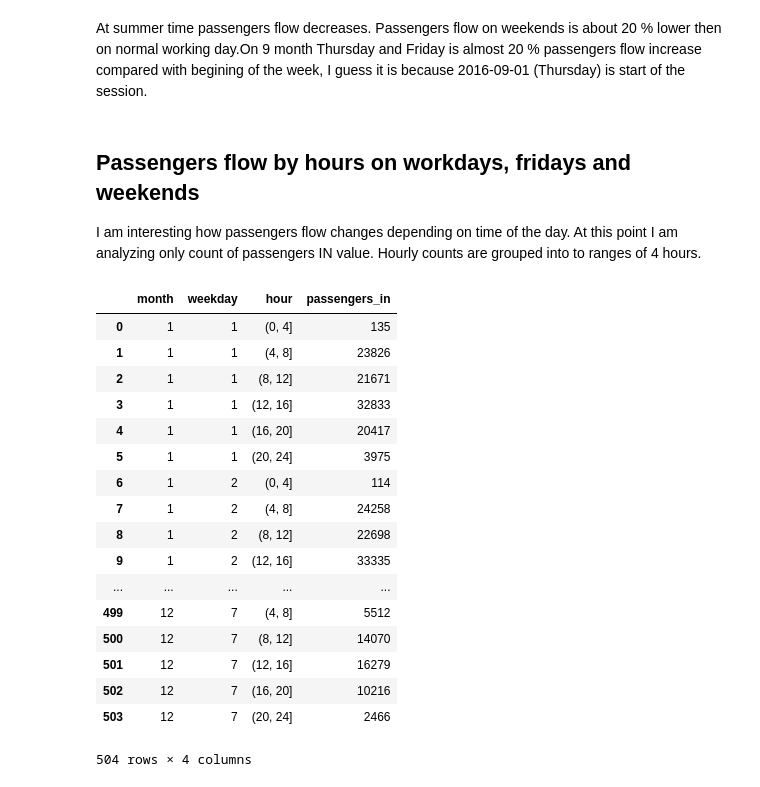
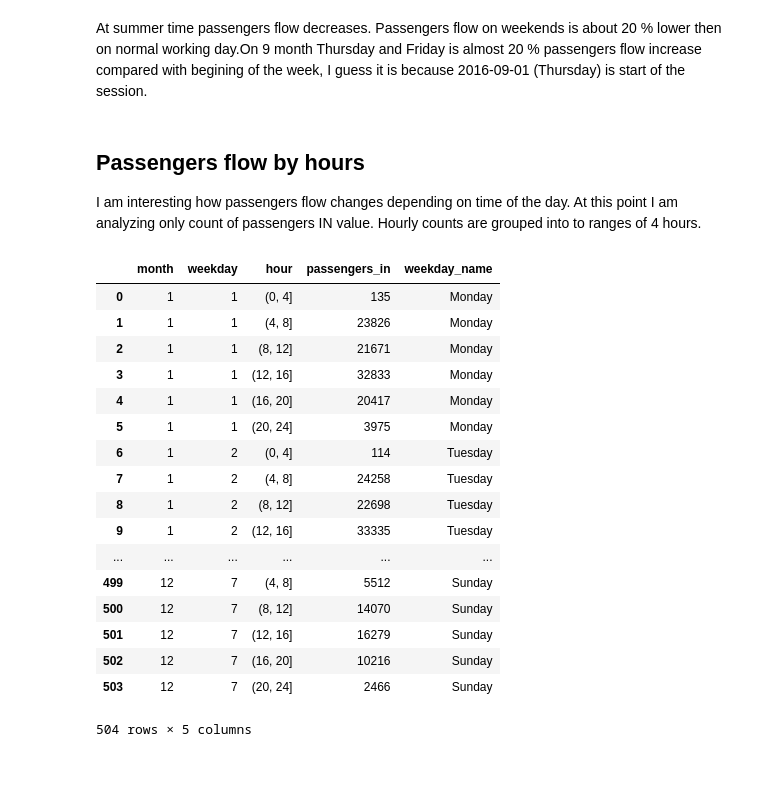
Before and after one commit to tomasrasymas/vilnius-public-transport-passengers-traffic-analysis, a Jupyter notebook: Vilnius public transport passengers traffic.ipynb, the cells around one changed output. Drawn from its saved outputs; the diff is of its cells as text; code cells hidden in the pictures.

```diff
--- a/Vilnius public transport passengers traffic.ipynb
+++ b/Vilnius public transport passengers traffic.ipynb
@@ -497,35 +513,36 @@ for month_num in range(1, 13):
 # %% [markdown]
 At summer time passengers flow decreases. Passengers flow on weekends is about 20 % lower then on normal working day.On 9 month Thursday and Friday is almost 20 % passengers flow increase compared with begining of the week, I guess it is because 2016-09-01 (Thursday) is start of the session.
 # %% [markdown]
-## Passengers flow by hours on workdays, fridays and weekends
+## Passengers flow by hours
 
 I am interesting how passengers flow changes depending on time of the day. At this point I am analyzing only count of passengers IN value. Hourly counts are grouped into to ranges of 4 hours.
 # %%
 passengers_by_hours = df.groupby([
     df['datetime'].dt.month.rename('month'),
     df['datetime'].dt.weekday.rename('weekday'),
     pd.cut(df['datetime'].dt.hour.rename('hour'), [0, 4, 8, 12, 16, 20, 24])])['passengers_in'].sum().reset_index()
 
 passengers_by_hours['weekday'] = passengers_by_hours['weekday'] + 1
+passengers_by_hours['weekday_name'] = passengers_by_hours['weekday'].apply(lambda x: calendar.day_name[x - 1])
 
 display(passengers_by_hours)
 # %% [output]
-|  | month | weekday | hour | passengers_in |
-| 0 | 1 | 1 | (0, 4] | 135 |
-| 1 | 1 | 1 | (4, 8] | 23826 |
-| 2 | 1 | 1 | (8, 12] | 21671 |
-| 3 | 1 | 1 | (12, 16] | 32833 |
-| 4 | 1 | 1 | (16, 20] | 20417 |
-| 5 | 1 | 1 | (20, 24] | 3975 |
-| 6 | 1 | 2 | (0, 4] | 114 |
-| 7 | 1 | 2 | (4, 8] | 24258 |
-| 8 | 1 | 2 | (8, 12] | 22698 |
-| 9 | 1 | 2 | (12, 16] | 33335 |
-| ... | ... | ... | ... | ... |
-| 499 | 12 | 7 | (4, 8] | 5512 |
-| 500 | 12 | 7 | (8, 12] | 14070 |
-| 501 | 12 | 7 | (12, 16] | 16279 |
-| 502 | 12 | 7 | (16, 20] | 10216 |
-| 503 | 12 | 7 | (20, 24] | 2466 |
+|  | month | weekday | hour | passengers_in | weekday_name |
+| 0 | 1 | 1 | (0, 4] | 135 | Monday |
+| 1 | 1 | 1 | (4, 8] | 23826 | Monday |
+| 2 | 1 | 1 | (8, 12] | 21671 | Monday |
+| 3 | 1 | 1 | (12, 16] | 32833 | Monday |
+| 4 | 1 | 1 | (16, 20] | 20417 | Monday |
+| 5 | 1 | 1 | (20, 24] | 3975 | Monday |
+| 6 | 1 | 2 | (0, 4] | 114 | Tuesday |
+| 7 | 1 | 2 | (4, 8] | 24258 | Tuesday |
+| 8 | 1 | 2 | (8, 12] | 22698 | Tuesday |
+| 9 | 1 | 2 | (12, 16] | 33335 | Tuesday |
+| ... | ... | ... | ... | ... | ... |
+| 499 | 12 | 7 | (4, 8] | 5512 | Sunday |
+| 500 | 12 | 7 | (8, 12] | 14070 | Sunday |
+| 501 | 12 | 7 | (12, 16] | 16279 | Sunday |
+| 502 | 12 | 7 | (16, 20] | 10216 | Sunday |
+| 503 | 12 | 7 | (20, 24] | 2466 | Sunday |
-504 rows × 4 columns
+504 rows × 5 columns
 # %%
```
Also changed, not shown: parts of 17 cells of this notebook, 23 other files.
